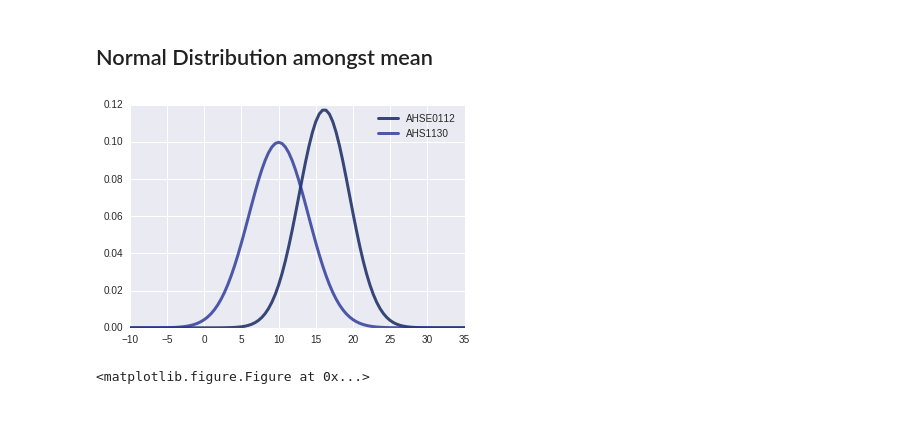
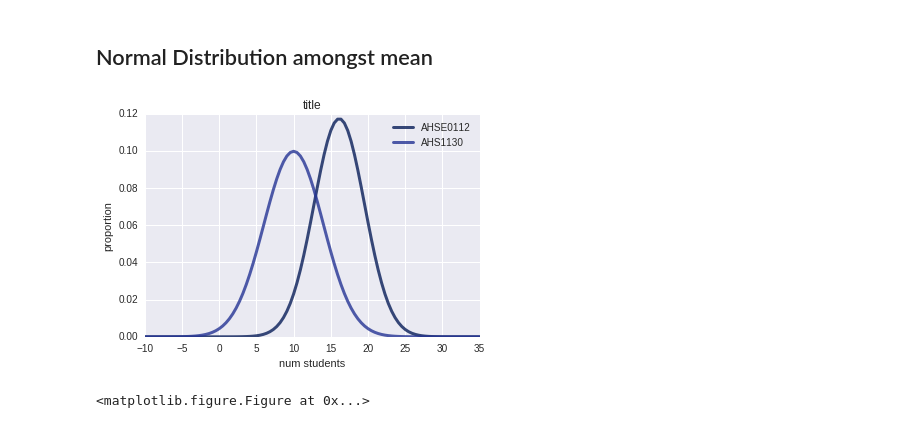
Before and after one commit to idgetto/DataScienceFinalProject, a Jupyter notebook: statanalysis/Mean SD Class vs Student Number.ipynb, the cells around one changed output. Saved outputs shown, nothing was run; the diff lists cells and outputs as text; code cells hidden in the pictures.

```diff
--- a/statanalysis/Mean SD Class vs Student Number.ipynb
+++ b/statanalysis/Mean SD Class vs Student Number.ipynb
@@ -131,31 +131,33 @@ def dict_code_sd(data):
 # %%
 # import matplotlib.pyplot as plt
 import numpy as np
 import matplotlib.mlab as mlab
 import math
 import thinkplot as tplt
 %matplotlib inline
 
 wow = dict_code_index(data)
 code_mean = dict_code_mean(data)
 code_sd = dict_code_sd(data)
 
 i = 30
 i2 =12
 key = data['code'][i]
 key2 = data['code'][i2]
 
 mean = code_mean[key]
 sigma = code_sd[key]
 mean2 = code_mean[key2]
 sigma2 = code_sd[key2]
 
 labels = [code_sd[key],code_sd[key2]]
 
 x = np.linspace(-10,35,100)
 tplt.plot(x,mlab.normpdf(x,mean,sigma),label = key)
 tplt.plot(x,mlab.normpdf(x,mean2,sigma2),label = key2)
-tplt.show()
+tplt.show(title = 'title',
+         xlabel = 'num students',
+         ylabel = 'proportion')
 # %% [output]
-[figure, old version]
+[figure, new version]
 <matplotlib.figure.Figure at 0x...>
```
Also changed, not shown: parts of 5 cells of this notebook.
